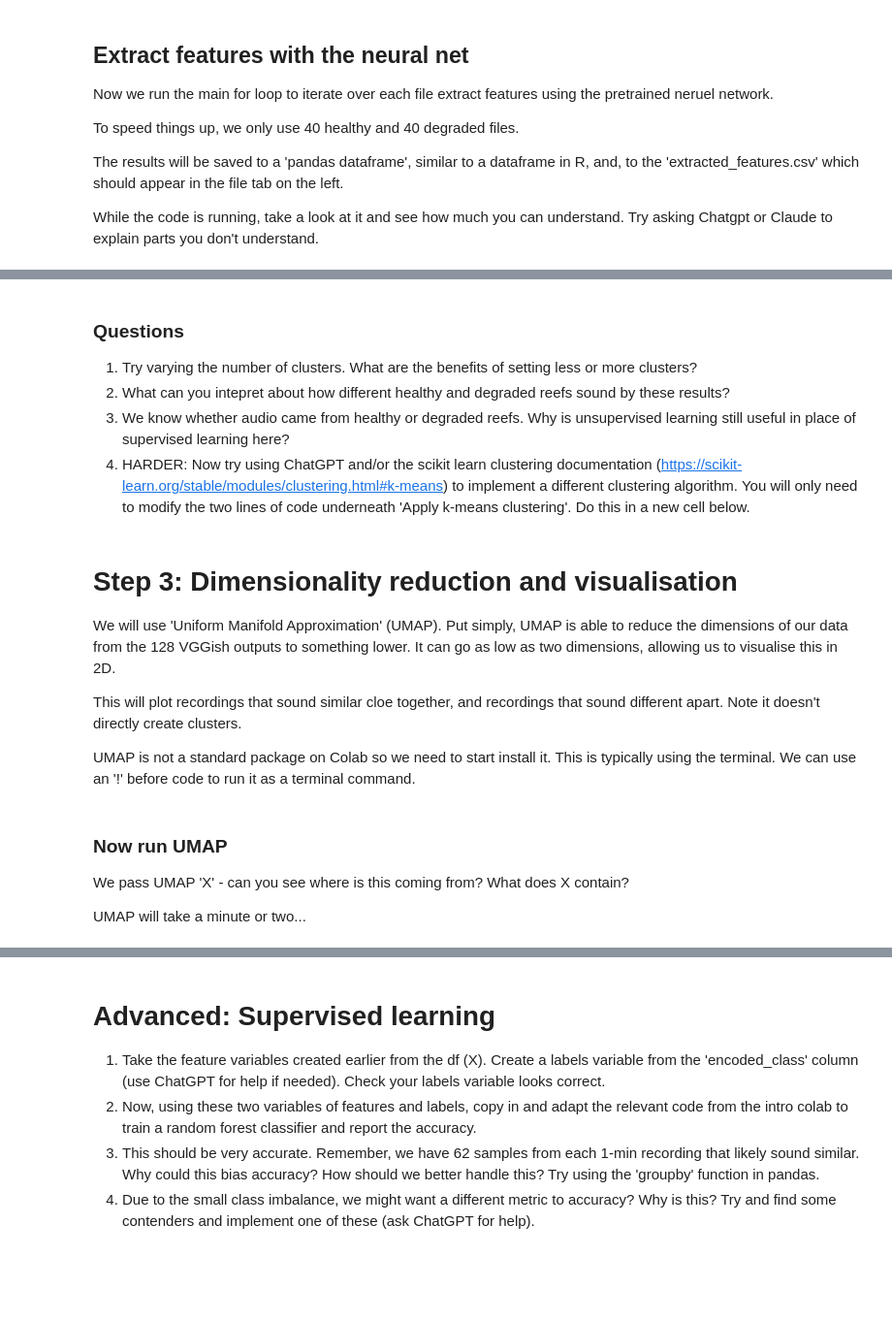
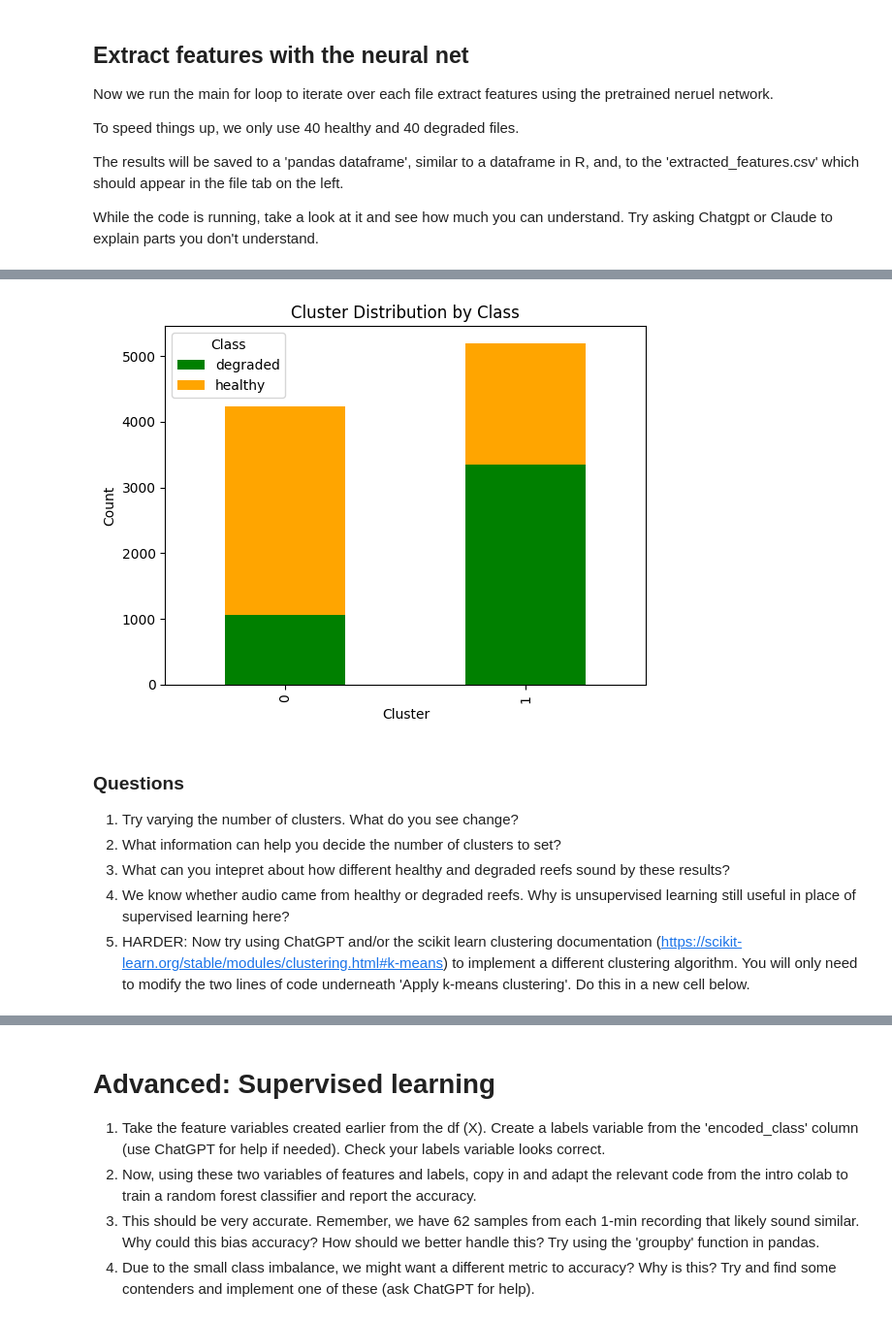
Before and after one commit to BenUCL/AI4Reefs-Workshop, a Jupyter notebook: Audio_Transfer_Learning.ipynb, the cells around one changed output, grey strips where cells are left out. Shown at 97% size. Drawn from its saved outputs; the diff is of its cells as text; code cells hidden in the pictures; blank space fills up the shorter version.

```diff
--- a/Audio_Transfer_Learning.ipynb
+++ b/Audio_Transfer_Learning.ipynb
@@ -108,0 +163,11 @@ df
+# %%
+# Number of dimensions to be output by UMAP
+n_dims = 16
+
+# Select only the feature columns (assuming they are named 'feature_0', 'feature_1', ...)
+feature_cols = [col for col in df.columns if col.startswith('feature_')]
+X = df[feature_cols]
+
+# n_neighbors and min_dist are important parameters, but we can use common defaults
+reducer = umap.UMAP(n_neighbors=15, min_dist=0.1, random_state=random_seed, n_components = n_dims)
+umap_embedding = reducer.fit_transform(X)
@@ -127,45 +211,34 @@ Start by looking at the scikit-learn documentation and try get a quick understan
 # %%
 import pandas as pd
 from sklearn.cluster import KMeans
-import matplotlib.pyplot as plt
 import seaborn as sns
 
 # Set variables
 num_clusters = 2
-random_seed = 0
-
-# Select only the feature columns (assuming they are named 'feature_0', 'feature_1', ...)
-feature_cols = [col for col in df.columns if col.startswith('feature_')]
-X = df[feature_cols]
 
 # Apply k-means clustering
 kmeans = KMeans(n_clusters=num_clusters, random_state=random_seed)
-clusters = kmeans.fit_predict(X)
+clusters = kmeans.fit_predict(umap_embedding)
 
 # Add the cluster information to the DataFrame
 df['cluster'] = clusters
 
 # Prepare data for the bar plot
 cluster_class_counts = df.groupby(['cluster', 'class']).size().unstack().fillna(0)
 
 # Create the bar plot
 cluster_class_counts.plot(kind='bar', stacked=True, color=['green', 'orange'])
 plt.xlabel('Cluster')
 plt.ylabel('Count')
 plt.title('Cluster Distribution by Class')
 plt.legend(title='Class')
 plt.show()
+# %% [output]
+[figure, added]
 # %% [markdown]
 ### Questions
-1. Try varying the number of clusters. What are the benefits of setting less or more clusters?
+1. Try varying the number of clusters. What do you see change?
+2. What information can help you decide the number of clusters to set?
 2. What can you intepret about how different healthy and degraded reefs sound by these results?
 2. We know whether audio came from healthy or degraded reefs. Why is unsupervised learning still useful in place of supervised learning here?
 3. HARDER: Now try using ChatGPT and/or the scikit learn clustering documentation (https://scikit-learn.org/stable/modules/clustering.html#k-means) to implement a different clustering algorithm. You will only need to modify the two lines of code underneath 'Apply k-means clustering'. Do this in a new cell below.
-# %% [markdown]
-# **Step 3: Dimensionality reduction and visualisation**
-
-We will use 'Uniform Manifold Approximation' (UMAP). Put simply, UMAP is able to reduce the dimensions of our data from the 128 VGGish outputs to something lower. It can go as low as two dimensions, allowing us to visualise this in 2D.
-
-This will plot recordings that sound similar cloe together, and recordings that sound different apart. Note it doesn't directly create clusters.
-
-UMAP is not a standard package on Colab so we need to start install it. This is typically using the terminal. We can use an '!' before code to run it as a terminal command.
@@ -175,6 +244,0 @@ UMAP is not a standard package on Colab so we need to start install it. This is
-# %% [markdown]
-### Now run UMAP
-
-We pass UMAP 'X' - can you see where is this coming from? What does X contain?
-
-UMAP will take a minute or two...
```
Also changed, not shown: parts of 19 cells of this notebook.
